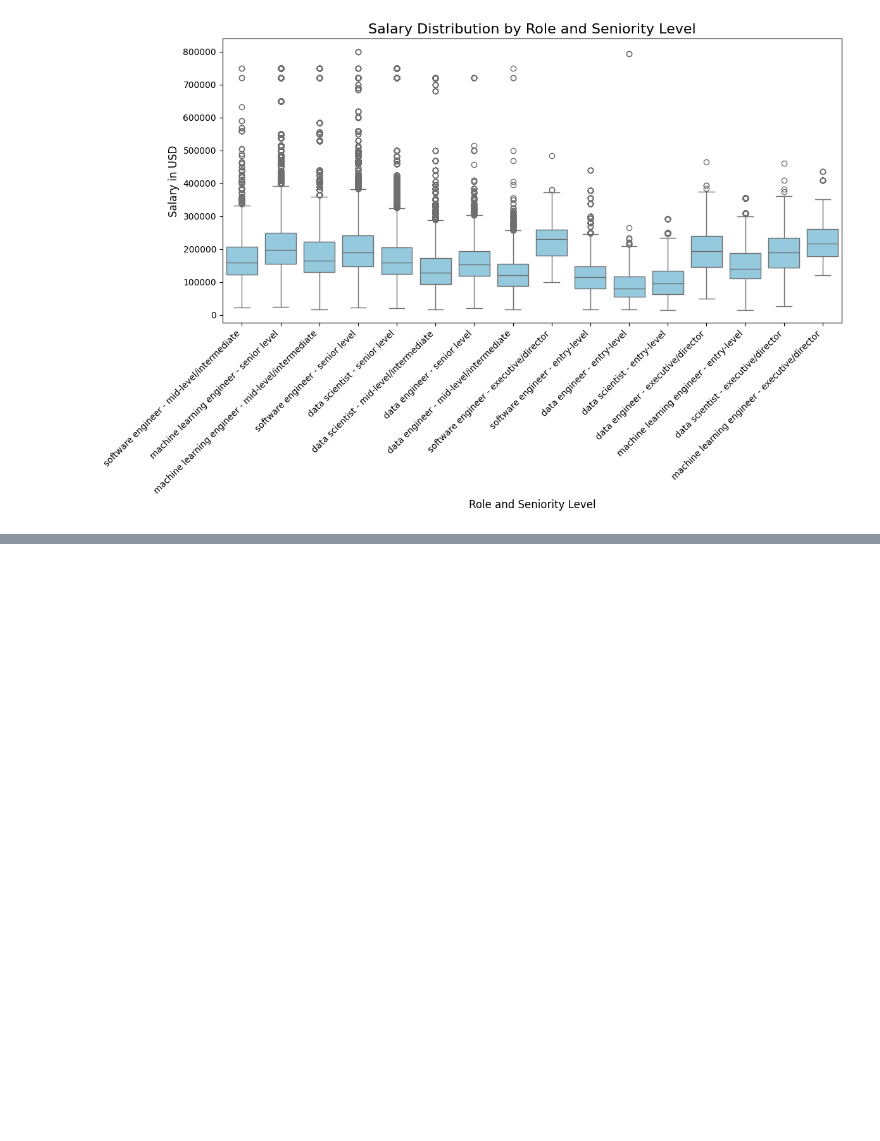
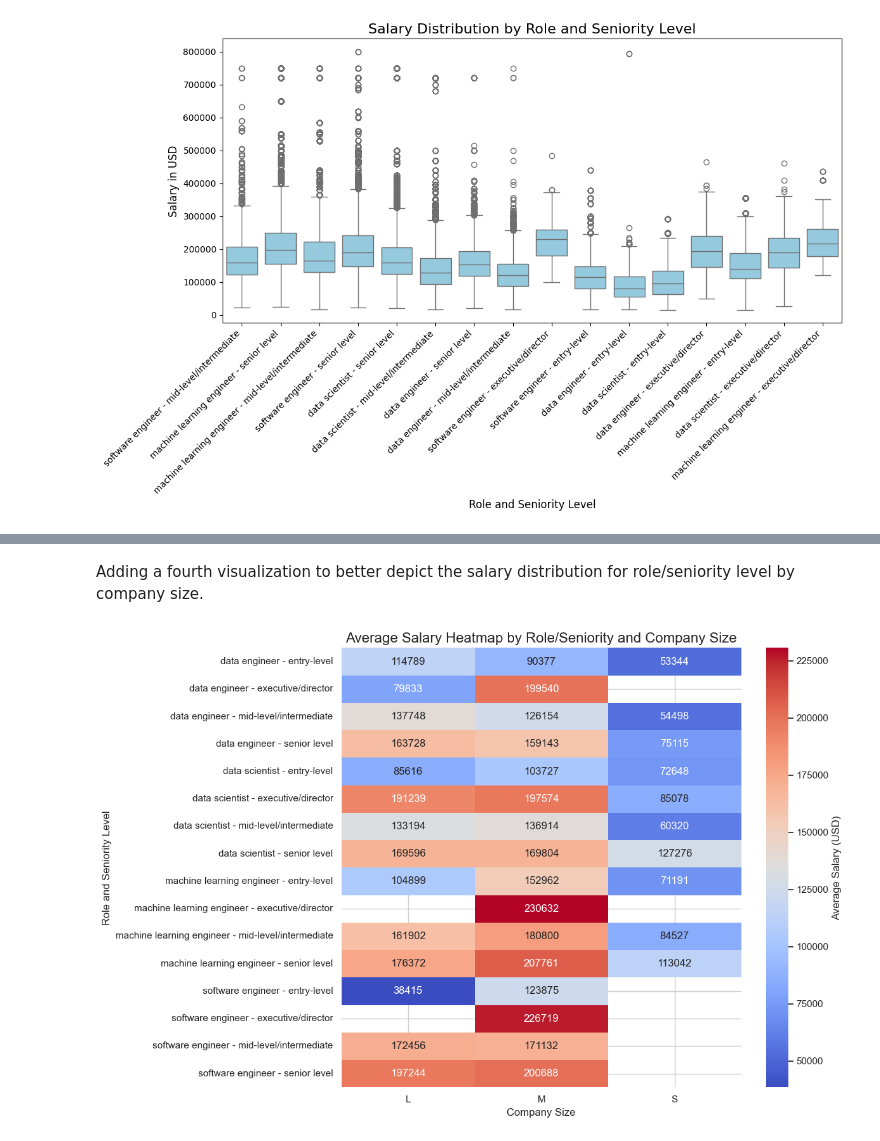
Before and after one commit to lsmith1968/data_analysis_capstone_project, a Jupyter notebook: LHS_DataAnalysisCapstoneProject.ipynb, the cells around one changed output, grey strips where cells are left out. Saved outputs shown, nothing was run; the diff lists cells and outputs as text; code cells hidden in the pictures; blank space fills up the shorter version.

```diff
--- a/LHS_DataAnalysisCapstoneProject.ipynb
+++ b/LHS_DataAnalysisCapstoneProject.ipynb
@@ -484,0 +501,23 @@ plt.show()
+# %% [markdown]
+Adding a fourth visualization to better depict the salary distribution for role/seniority level by company size.
+# %%
+import matplotlib.pyplot as plt
+import seaborn as sns
+import pandas as pd
+
+heatmap_data = (
+    joined_df.groupby(['salary_role_level', 'company_size'])['salary_in_usd']
+    .mean()
+    .reset_index()
+    .pivot(index='salary_role_level', columns='company_size', values='salary_in_usd')
+)
+
+plt.figure(figsize=(12, 8))
+sns.heatmap(heatmap_data, annot=True, fmt=".0f", cmap='coolwarm', cbar_kws={'label': 'Average Salary (USD)'})
+plt.title('Average Salary Heatmap by Role/Seniority and Company Size', fontsize=16)
+plt.xlabel('Company Size', fontsize=12)
+plt.ylabel('Role and Seniority Level', fontsize=12)
+plt.tight_layout()
+plt.show()
+# %% [output]
+[figure, added]
```
Also changed, not shown: parts of 2 cells of this notebook.
